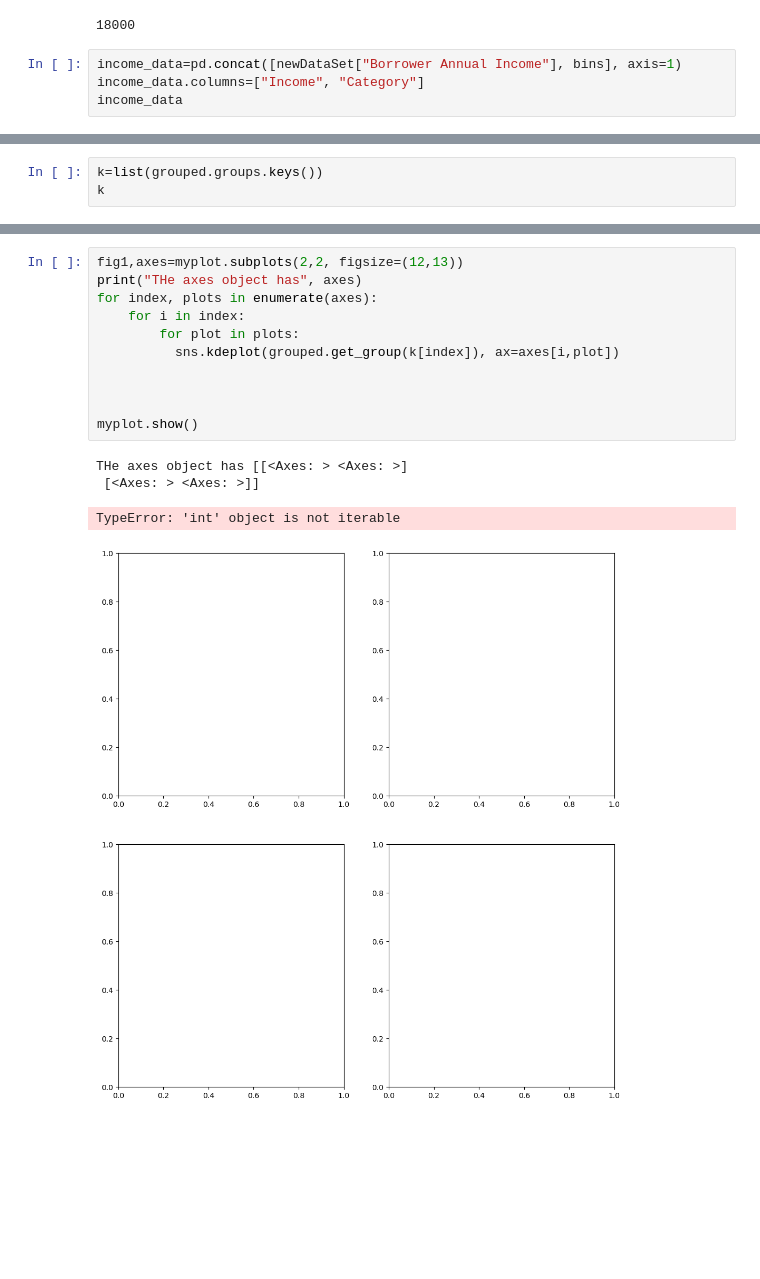
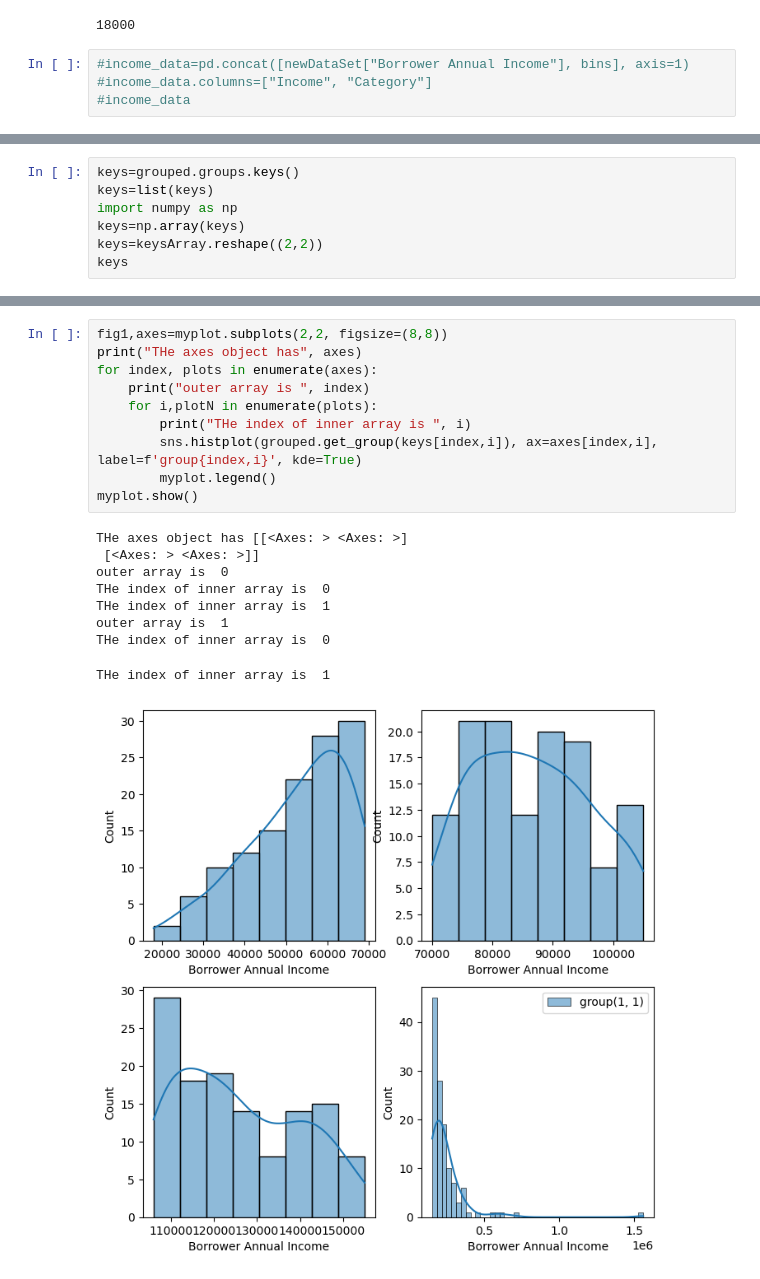
Before and after one commit to KunalNeon/CommBank, a Jupyter notebook: dataSet.ipynb, the cells around one changed output, grey strips where cells are left out. Saved outputs shown, nothing was run; the diff lists cells and outputs as text; blank space fills up the shorter version.

```diff
--- a/dataSet.ipynb
+++ b/dataSet.ipynb
@@ -166,6 +166,6 @@ dataSet["Borrower Annual Income"].min()
 # %% [output]
 18000
 # %%
-income_data=pd.concat([newDataSet["Borrower Annual Income"], bins], axis=1)
-income_data.columns=["Income", "Category"]
-income_data
+#income_data=pd.concat([newDataSet["Borrower Annual Income"], bins], axis=1)
+#income_data.columns=["Income", "Category"]
+#income_data
@@ -179,4 +177,8 @@ grouped
 # %%
-k=list(grouped.groups.keys())
-k
+keys=grouped.groups.keys()
+keys=list(keys)
+import numpy as np
+keys=np.array(keys)
+keys=keysArray.reshape((2,2))
+keys
 # %% [output]
@@ -188,17 +216,21 @@ k
 # %%
-fig1,axes=myplot.subplots(2,2, figsize=(12,13))
+fig1,axes=myplot.subplots(2,2, figsize=(8,8))
 print("THe axes object has", axes)
 for index, plots in enumerate(axes):
-    for i in index:
-        for plot in plots:
-          sns.kdeplot(grouped.get_group(k[index]), ax=axes[i,plot])
-
-
-
+    print("outer array is ", index)
+    for i,plotN in enumerate(plots):
+        print("THe index of inner array is ", i)
+        sns.histplot(grouped.get_group(keys[index,i]), ax=axes[index,i], label=f'group{index,i}', kde=True)
+        myplot.legend()
 myplot.show()
 # %% [output]
 THe axes object has [[<Axes: > <Axes: >]
  [<Axes: > <Axes: >]]
+outer array is  0
+THe index of inner array is  0
+THe index of inner array is  1
+outer array is  1
+THe index of inner array is  0
-TypeError: 'int' object is not iterable
+THe index of inner array is  1
-[figure, old version]
+[figure, new version]
 # %%
```
Also changed, not shown: parts of 12 cells of this notebook.
